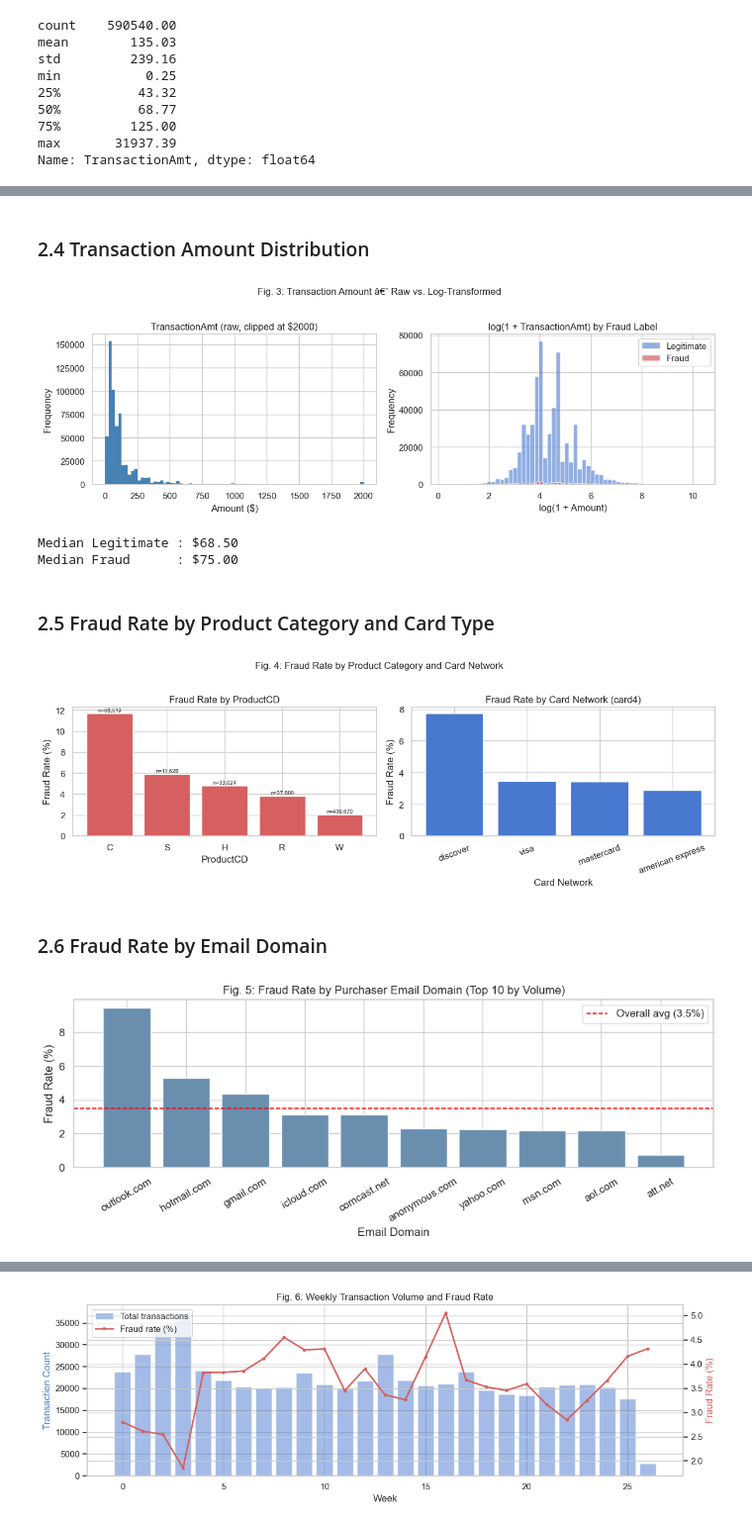
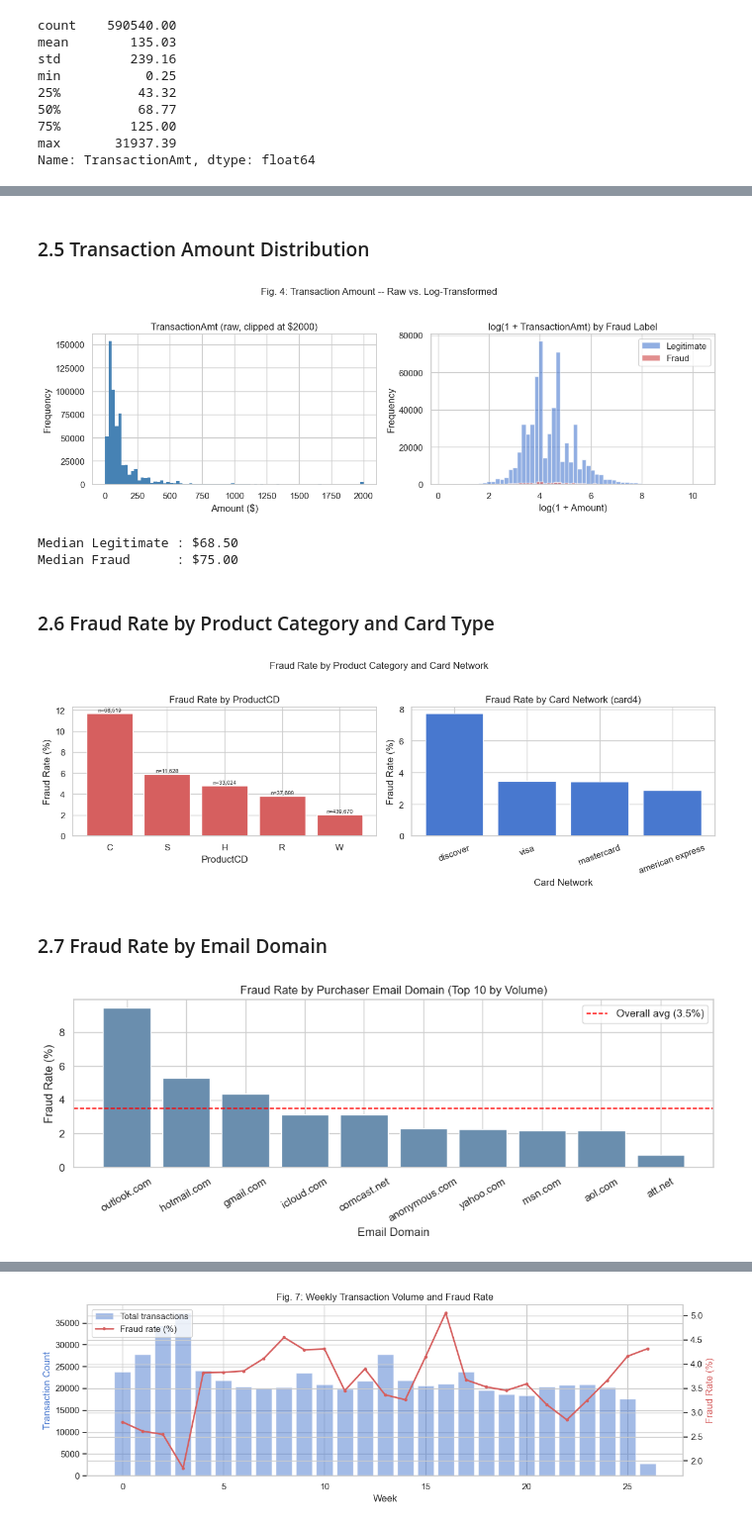
Before and after one commit to xiaocheng05/dsc148-final-project, a Jupyter notebook: 01_eda.ipynb, the cells around one changed output, grey strips where cells are left out. Shown at 99% size. Cells and saved outputs as stored; diff of their text form; code cells hidden in the pictures.

```diff
--- a/01_eda.ipynb
+++ b/01_eda.ipynb
@@ -132,5 +196,5 @@ LightGBM handles NaN natively; LR and NB require imputation.
 # %% [markdown]
-### 2.4 Transaction Amount Distribution
+### 2.5 Transaction Amount Distribution
 # %%
 fig, axes = plt.subplots(1, 2, figsize=(12, 4))
 axes[0].hist(df['TransactionAmt'].clip(upper=2000), bins=80, color='steelblue', edgecolor='none')
@@ -144,17 +208,17 @@ axes[1].set_title('log(1 + TransactionAmt) by Fraud Label')
 axes[1].set_xlabel('log(1 + Amount)')
 axes[1].set_ylabel('Frequency')
 axes[1].legend()
-plt.suptitle('Fig. 3: Transaction Amount -- Raw vs. Log-Transformed', fontsize=12, y=1.02)
+plt.suptitle('Fig. 4: Transaction Amount -- Raw vs. Log-Transformed', fontsize=12, y=1.02)
 plt.tight_layout()
 plt.show()
 print(f'Median Legitimate : ${df[df.isFraud==0]["TransactionAmt"].median():.2f}')
 print(f'Median Fraud      : ${df[df.isFraud==1]["TransactionAmt"].median():.2f}')
 # %% [output]
-[figure, old version]
+[figure, new version]
 Median Legitimate : $68.50
 Median Fraud      : $75.00
 # %% [markdown]
-### 2.5 Fraud Rate by Product Category and Card Type
+### 2.6 Fraud Rate by Product Category and Card Type
 # %%
 fig, axes = plt.subplots(1, 2, figsize=(12, 4))
 prod = (df.groupby('ProductCD').agg(count=('isFraud','count'), fraud_rate=('isFraud','mean'))
@@ -172,30 +236,30 @@ axes[1].set_title('Fraud Rate by Card Network (card4)')
 axes[1].set_xlabel('Card Network')
 axes[1].set_ylabel('Fraud Rate (%)')
 axes[1].tick_params(axis='x', rotation=20)
-plt.suptitle('Fig. 4: Fraud Rate by Product Category and Card Network', fontsize=12, y=1.02)
+plt.suptitle('Fraud Rate by Product Category and Card Network', fontsize=12, y=1.02)
 plt.tight_layout()
 plt.show()
 # %% [output]
-[figure, old version]
+[figure, new version]
 # %% [markdown]
-### 2.6 Fraud Rate by Email Domain
+### 2.7 Fraud Rate by Email Domain
 # %%
 top_domains = df['P_emaildomain'].value_counts().head(10).index
 email = (df[df['P_emaildomain'].isin(top_domains)]
            .groupby('P_emaildomain')
            .agg(count=('isFraud','count'), fraud_rate=('isFraud','mean'))
            .reset_index().sort_values('fraud_rate', ascending=False))
 fig, ax = plt.subplots(figsize=(10, 4))
 ax.bar(email['P_emaildomain'], email['fraud_rate']*100, color='#6A8EAE', edgecolor='white')
 avg_line = df['isFraud'].mean()*100
 ax.axhline(avg_line, color='red', linestyle='--', linewidth=1.2, label=f'Overall avg ({avg_line:.1f}%)')
-ax.set_title('Fig. 5: Fraud Rate by Purchaser Email Domain (Top 10 by Volume)')
+ax.set_title('Fraud Rate by Purchaser Email Domain (Top 10 by Volume)')
 ax.set_xlabel('Email Domain')
 ax.set_ylabel('Fraud Rate (%)')
 ax.tick_params(axis='x', rotation=30)
 ax.legend()
 plt.tight_layout()
 plt.show()
 # %% [output]
-[figure, old version]
+[figure, new version]
 # %% [markdown]
```
Also changed, not shown: parts of 14 cells of this notebook, 2 other files.
